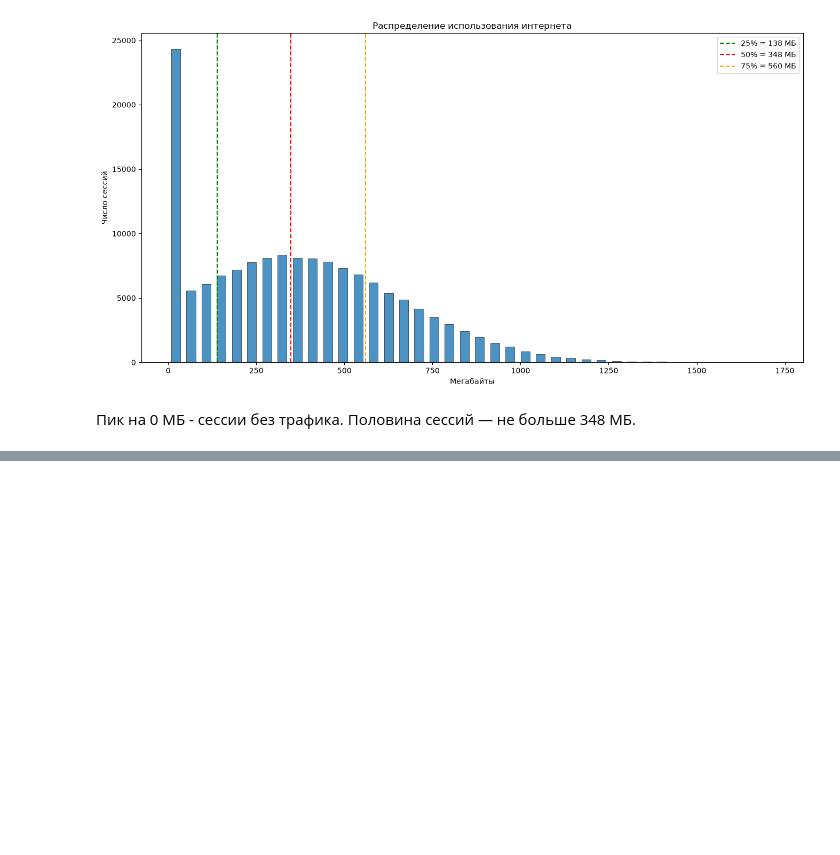
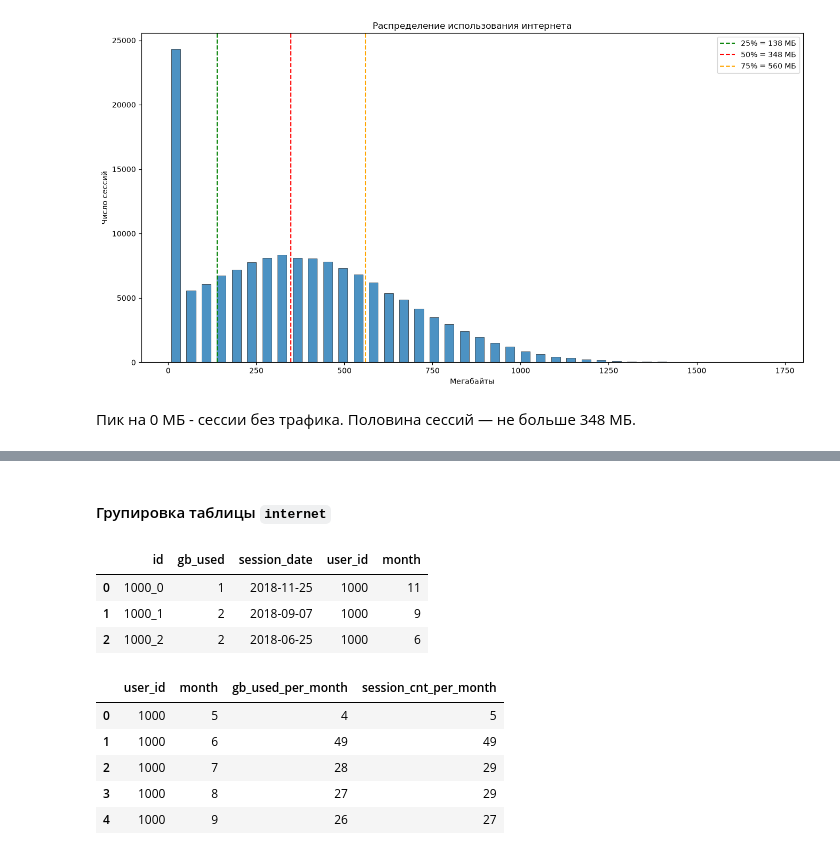
Before and after one commit to artkriukov/portfolio, a Jupyter notebook: telecom_tariff_revenue/notebooks/telecom_prepare.ipynb, the cells around one changed output, grey strips where cells are left out. Cells and saved outputs as stored; diff of their text form; code cells hidden in the pictures; blank space fills up the shorter version.

```diff
--- a/telecom_tariff_revenue/telecom_tariff_revenue.ipynb
+++ b/telecom_tariff_revenue/notebooks/telecom_prepare.ipynb
@@ -326,0 +364,26 @@ plt.show()
+# %% [markdown]
+#### Групировка таблицы `internet`
+# %%
+# Переведем МБ в ГБ
+internet['mb_used'] = np.ceil(internet['mb_used'] / 1024).astype('int')
+internet = internet.rename(columns={'mb_used': 'gb_used'})
+internet.head(3)
+# %% [output]
+|  | id | gb_used | session_date | user_id | month |
+| 0 | 1000_0 | 1 | 2018-11-25 | 1000 | 11 |
+| 1 | 1000_1 | 2 | 2018-09-07 | 1000 | 9 |
+| 2 | 1000_2 | 2 | 2018-06-25 | 1000 | 6 |
+# %%
+internet_group = internet.groupby(['user_id', 'month']) \
+                         .agg(gb_used_per_month=('gb_used', 'sum'),
+                              session_cnt_per_month=('gb_used', 'count')) \
+                         .reset_index() \
+                         .sort_values(['user_id', 'month'])
+internet_group.head()
+# %% [output]
+|  | user_id | month | gb_used_per_month | session_cnt_per_month |
+| 0 | 1000 | 5 | 4 | 5 |
+| 1 | 1000 | 6 | 49 | 49 |
+| 2 | 1000 | 7 | 28 | 29 |
+| 3 | 1000 | 8 | 27 | 29 |
+| 4 | 1000 | 9 | 26 | 27 |
```
Also changed, not shown: parts of 21 cells of this notebook, 1 other file.
